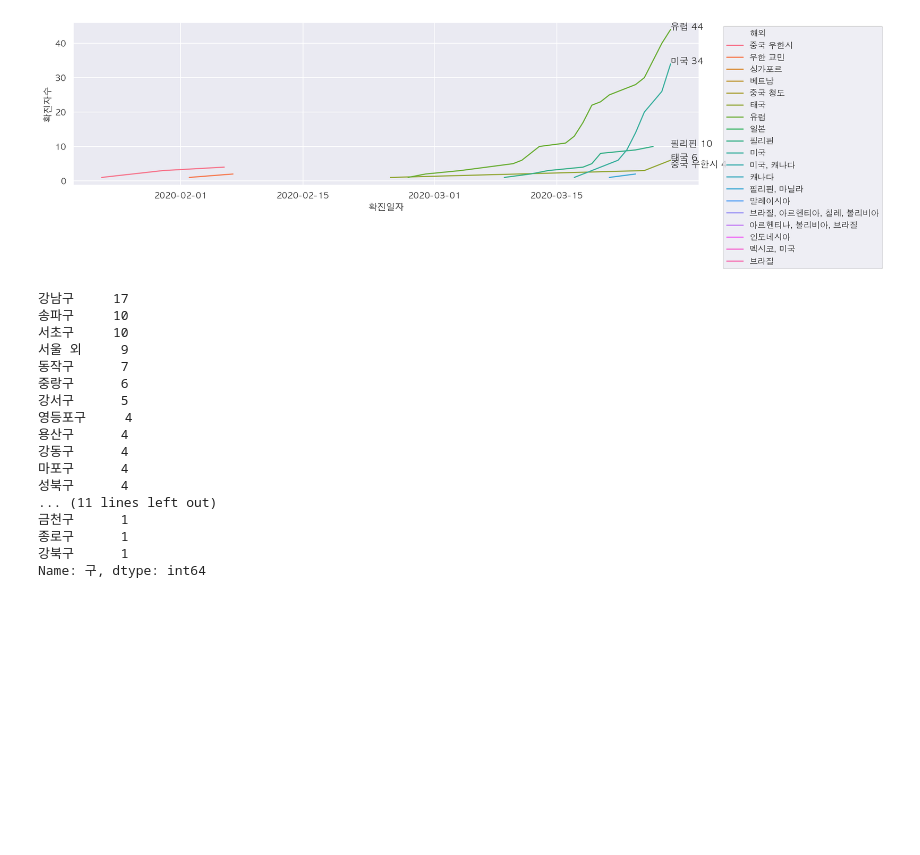
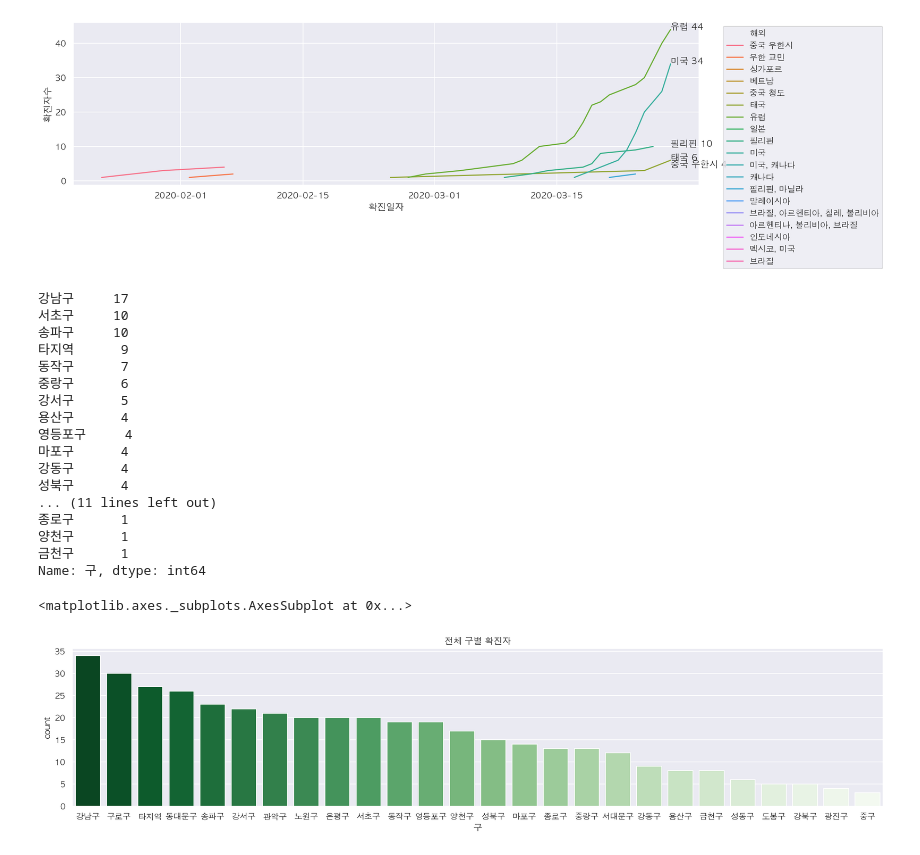
Before and after one commit to corazzon/COVID-19-eda, a Jupyter notebook: 06-seoul-covid-19-eda.ipynb, the cells around one changed output. Drawn from its saved outputs; the diff is of its cells as text; code cells hidden in the pictures; blank space fills up the shorter version.

```diff
--- a/06-seoul-covid-19-eda.ipynb
+++ b/06-seoul-covid-19-eda.ipynb
@@ -740,21 +725,21 @@ df_oversea.loc[~df_oversea["거주지"].str.endswith("구"), "구"] = "서울
 # %%
-gu_count = df_oversea["구"].value_counts()
-gu_count
+oversea_count = df_oversea["구"].value_counts()
+oversea_count
 # %% [output]
 강남구     17
+서초구     10
 송파구     10
-서초구     10
-서울 외     9
+타지역      9
 동작구      7
 중랑구      6
 강서구      5
+용산구      4
 영등포구     4
-용산구      4
+마포구      4
 강동구      4
-마포구      4
 성북구      4
 ... (11 lines left out)
+종로구      1
+양천구      1
 금천구      1
-종로구      1
-강북구      1
 Name: 구, dtype: int64
@@ -760,0 +751,7 @@ Name: 구, dtype: int64
+# %%
+plt.figure(figsize=(20, 4))
+plt.title("전체 구별 확진자")
+sns.countplot(data=df, x="구", order=gu_count.index, palette="Greens_r")
+# %% [output]
+<matplotlib.axes._subplots.AxesSubplot at 0x...>
+[figure, added]
```
Also changed, not shown: parts of 28 cells of this notebook.
